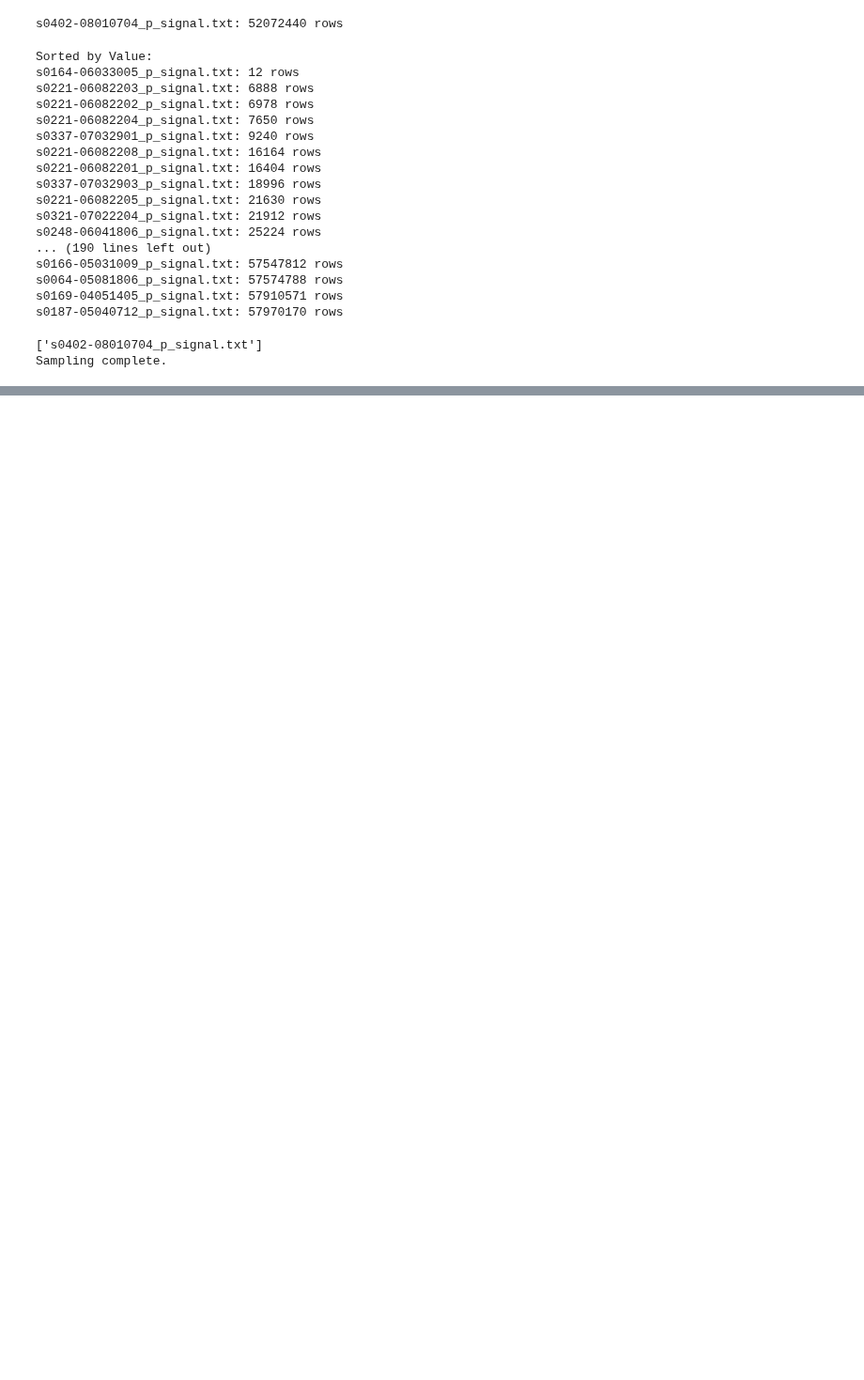
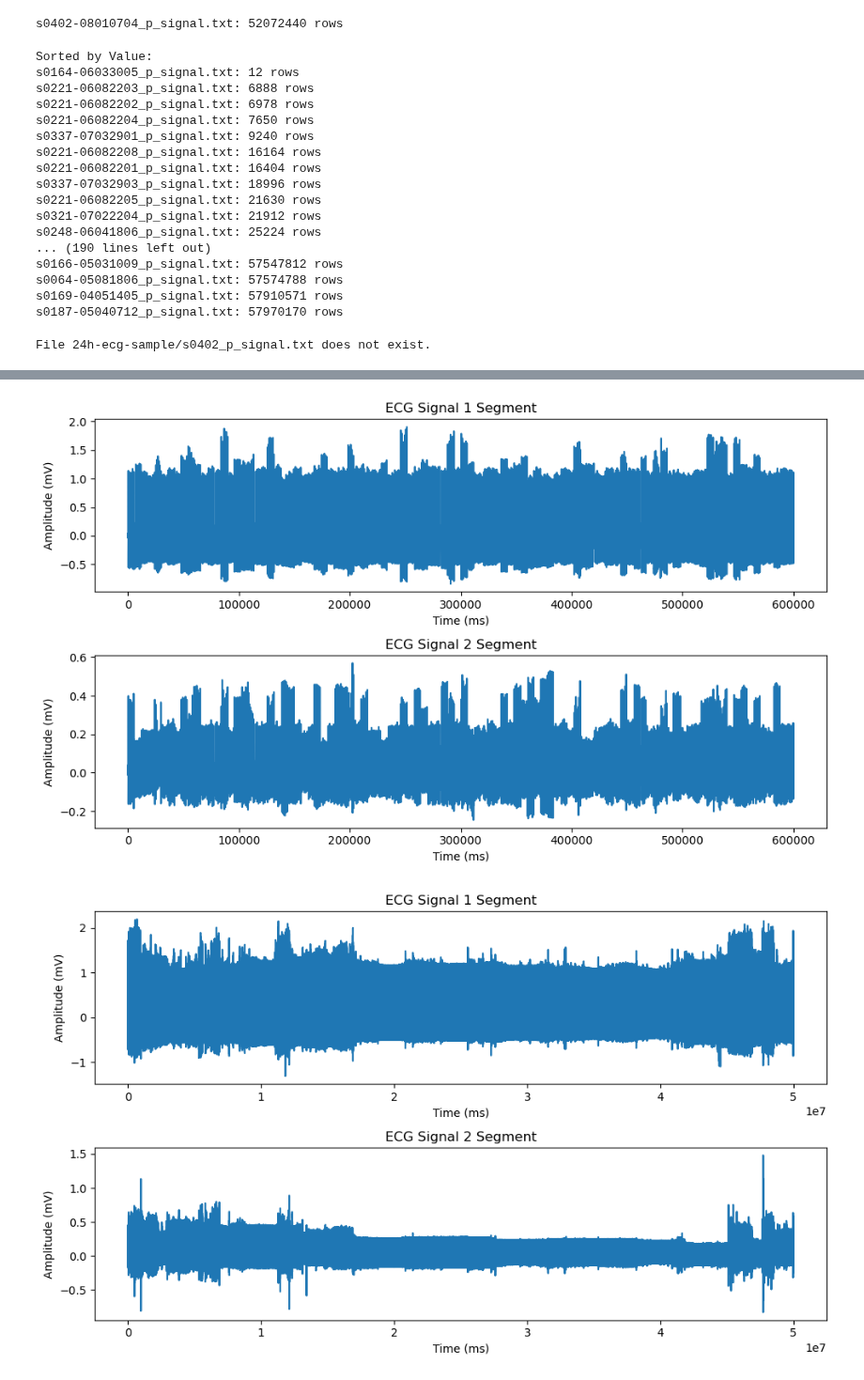
Before and after one commit to ng-anhhtuann/ecg-stroke-prediction, a Jupyter notebook: elderly-stroke/ecg.ipynb, the cells around one changed output, grey strips where cells are left out. Shown at 94% size. Cells and saved outputs as stored; diff of their text form; code cells hidden in the pictures; blank space fills up the shorter version.

Commit message:
[ng-anhhtuann] Resample data for random range

```diff
--- a/elderly-stroke/ecg.ipynb
+++ b/elderly-stroke/ecg.ipynb
@@ -6,8 +6,12 @@ import numpy as np
 import os
 import wfdb
 import glob
+import random
+import shutil
+import warnings
 
 FOLDER_PATH = '24h-emgcg/'
+FOLDER_SAMPLE = '24h-ecg-sample/'
 PHYSIONET_PATH = 'cves/1.0.0/data/24h-electromyography'
 PHYSIONET_DIR = 'cves'
 # %%
@@ -222,9 +226,9 @@ def get_main_names_of_files(FOLDER_PATH):
     return main_names
 
 # PLOT SIGNAL IN RANGE(m , n) BY FILENAME
-def plot_ecg_signal(main_name_of_file, n, m=0):
+def plot_ecg_signal(main_name_of_file, folder_path, n, m=0):
     # start m end n
-    file_path = os.path.join(FOLDER_PATH, f'{main_name_of_file}_p_signal.txt')
+    file_path = os.path.join(folder_path, f'{main_name_of_file}_p_signal.txt')
 
     if not os.path.exists(file_path):
         print(f'File {file_path} does not exist.')
@@ -232,6 +236,7 @@ def plot_ecg_signal(main_name_of_file, n, m=0):
 
     try:
         # Load the data with a maximum of 'n' rows
+        warnings.filterwarnings("ignore", message="Input line contained no data")
         total_data = np.loadtxt(file_path, max_rows=n)
         total_rows = total_data.shape[0]
 
@@ -283,7 +288,7 @@ names = get_main_names_of_files(FOLDER_PATH)
 
 print("Main names of files:", names)
 
-plot_ecg_signal('s0402-08010704', 660000, 0)
+plot_ecg_signal('s0402-08010704', FOLDER_PATH, 660000, 0)
 # %% [output]
 Main names of files: ['s0335-07040503', 's0336-07041703', 's0336-07041702', 's0352-07060705', 's0175-05030325', 's0352-07060704', 's0352-07060703', 's0351-07062105', 's0351-07062104', 's0402-08010704' ...
 [figure]
@@ -330,59 +335,3 @@ s0166-05031009_p_signal.txt: 57547812 rows
 s0064-05081806_p_signal.txt: 57574788 rows
 s0169-04051405_p_signal.txt: 57910571 rows
 s0187-05040712_p_signal.txt: 57970170 rows
-# %%
-import os
-import random
-
-# Define the directory containing the .p_signal files
-directory = 'test/'
-
-# Sampling rate in Hz (number of samples per second)
-sampling_rate = 1000  # Adjust this as per your file specifics
-
-# Length of segment in milliseconds and samples
-segment_length_ms = 6000
-segment_length_samples = sampling_rate * (segment_length_ms / 1000)
-
-# Time to skip at the beginning and the end of the file in milliseconds
-skip_time_ms = 30 * 60 * 1000  # 30 minutes in milliseconds
-
-# Number of segments to sample
-num_segments = 100
-print(os.listdir(directory))
-# Iterate over all files in the specified directory
-for filename in os.listdir(directory):
-    if filename.endswith('.p_signal'):
-        file_path = os.path.join(directory, filename)
-
-        # Read the entire data file
-        with open(file_path, 'r') as file:
-            data = file.readlines()
-
-        # Calculate number of samples to skip at the beginning and the end
-        skip_samples = sampling_rate * (skip_time_ms / 1000)
-
-        # Calculate the valid range for sampling
-        valid_samples = len(data) - 2 * skip_samples
-
-        # Check if there are enough samples to sample from
-        if valid_samples > num_segments * segment_length_samples:
-            # Calculate start points for each segment
-            start_indices = sorted(random.sample(range(int(skip_samples), int(len(data) - skip_samples - segment_length_samples)), num_segments))
-
-            # Extract the segments
-            segments = [data[start:start + int(segment_length_samples)] for start in start_indices]
-
-            # You can process these segments further or write them out to a file
-            # For example, writing to a new file:
-            with open(f'{file_path}_sampled_segments.txt', 'w') as out_file:
-                for segment in segments:
-                    out_file.writelines(segment)
-                    out_file.write('\n')
-
-            print(f"Processed {filename}")
-
-print("Sampling complete.")
-# %% [output]
-['s0402-08010704_p_signal.txt']
-Sampling complete.
@@ -388,0 +392,6 @@ Sampling complete.
+# %%
+plot_ecg_signal('s0402', FOLDER_SAMPLE, 40000, 34000)
+plot_ecg_signal('s0402-08010704', FOLDER_SAMPLE, 600000)
+plot_ecg_signal('s0402-08010704', FOLDER_PATH, 50000000)
+# %% [output]
+File 24h-ecg-sample/s0402_p_signal.txt does not exist.
@@ -388,0 +400,2 @@ Sampling complete.
+[figure, added]
+[figure, added]
```
Also changed, not shown: parts of 2 cells of this notebook.
